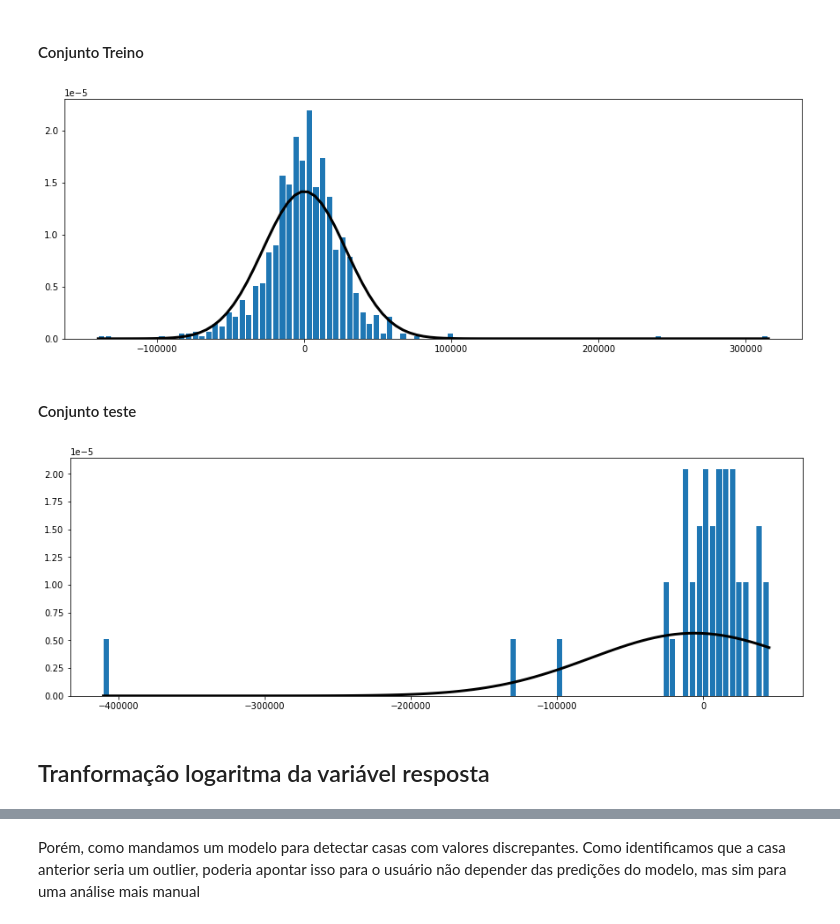
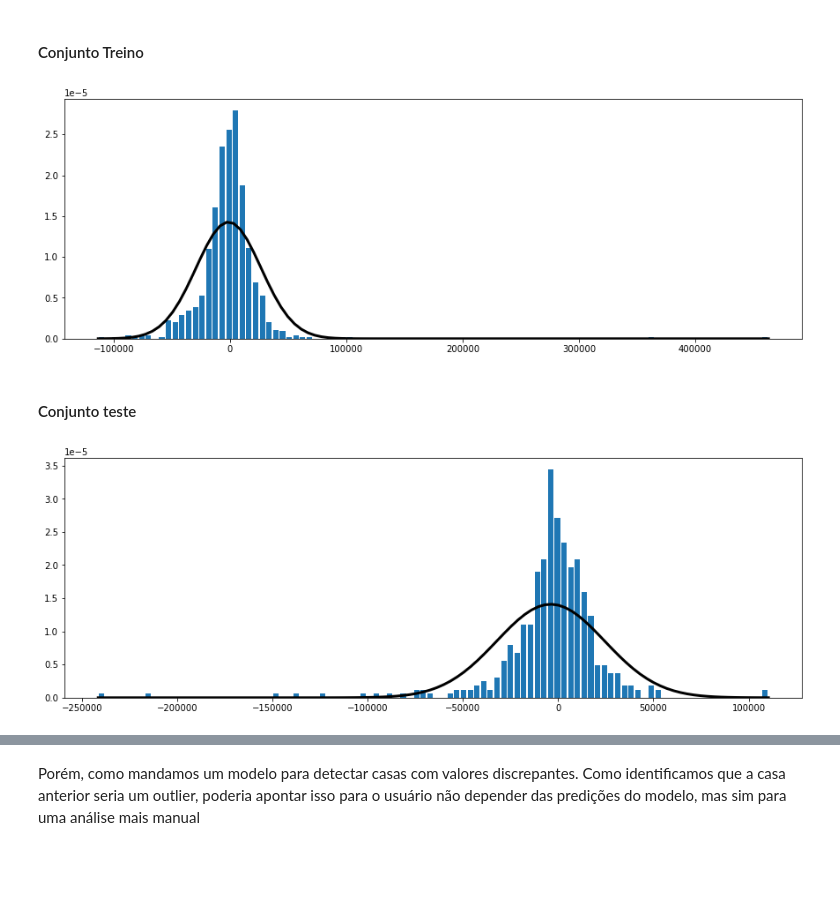
Before and after one commit to FilippeFaria/Regression_modeling, a Jupyter notebook: Pricing.ipynb, the cells around one changed output, grey strips where cells are left out. Drawn from its saved outputs; the diff is of its cells as text; code cells hidden in the pictures; blank space fills up the shorter version.

```diff
--- a/Pricing.ipynb
+++ b/Pricing.ipynb
@@ -649,6 +1534,7 @@ Com as features relevantes
 # %%
 from sklearn.linear_model import LinearRegression
 column = only_important.features.unique()
-lr = LinearRegression(normalize=True, fit_intercept=True, positive=False)
-lr.fit(X_tr_corr[column], y_tr)
+lr = LinearRegression(fit_intercept=True, positive=False)
+tt_lr = TransformedTargetRegressor(regressor=lr,func=np.log, inverse_func=np.exp)
+tt_lr.fit(X_tr_corr[column], y_tr)
 # %% [output]
@@ -790,6 +1672,7 @@ Observamos que as variáveis não fazem sentido, tanto para a área de negócio
 # %%
 from sklearn.linear_model import LinearRegression
 column = only_important.features.unique()
-lr_o = LinearRegression(normalize=True, fit_intercept=True, positive=True)
-lr_o.fit(X_tr_corr[column], y_tr)
+lr_o = LinearRegression(fit_intercept=True, positive=True)
+tt_lr_o = TransformedTargetRegressor(regressor=lr_o,func=np.log, inverse_func=np.exp)
+tt_lr_o.fit(X_tr_corr[column], y_tr)
 # %% [output]
@@ -1034,6 +1907,7 @@ Com a coluna de previsão de outliers
 # %%
 from sklearn.linear_model import LinearRegression
 column = only_important.features.unique()
-lr_anom = LinearRegression(normalize=True, fit_intercept=True, positive=True)
-lr_anom.fit(X_tr_corr[np.append(column,'outlier')], y_tr)
+lr_anom = LinearRegression(fit_intercept=True, positive=True)
+tt_lr_anom = TransformedTargetRegressor(regressor=lr_anom,func=np.log, inverse_func=np.exp)
+tt_lr_anom.fit(X_tr_corr[np.append(column,'outlier')], y_tr)
 # %% [output]
@@ -1055,9 +1917,17 @@ LinearRegression(normalize=True, positive=True)
 from sklearn.metrics import mean_absolute_error
 from sklearn.metrics import mean_squared_error
 
-y_pred_anom = lr_anom.predict(X_ts_corr[np.append(column,'outlier')])
+y_pred_anom = tt_lr_anom.predict(X_ts_corr[np.append(column,'outlier')])
 
 
 print('MAE: ',mean_absolute_error(y_ts, y_pred_anom))
 print('RMSE: ',mean_squared_error(y_ts, y_pred_anom,squared=False))
+
+# Com binary
+# MAE:  26322.19041764691
+# RMSE:  117537.08466270502
+
+# Sem binary
+# MAE:  21139.300965951417
+# RMSE:  33160.805453576446
 # %% [output]
@@ -1076,20 +1946,18 @@ A redução nos erros foi de -19.3% para RMSE
 #### Conjunto Treino
 # %%
 plt.figure(figsize=(15,5))
-y_pred_tr = lr_anom.predict(X_tr_corr[np.append(column,'outlier')])
+y_pred_tr = tt_lr_anom.predict(X_tr_corr[np.append(column,'outlier')])
 res = y_pred_tr-y_tr
 plt.hist(res, bins=100, rwidth=.8, density=True)
 plt.plot(np.linspace(res.min(),res.max(),100), normal(np.linspace(res.min(),res.max(),100),res.mean(), res.std(ddof=1)), 'k-', lw=3);
 # %% [output]
-[figure, old version]
+[figure, new version]
 # %% [markdown]
 #### Conjunto teste
 # %%
 plt.figure(figsize=(15,5))
-res = y_pred-y_ts
+res = y_pred_anom-y_ts
 plt.hist(res, bins=100, rwidth=.8, density=True)
 plt.plot(np.linspace(res.min(),res.max(),100), normal(np.linspace(res.min(),res.max(),100),res.mean(), res.std(ddof=1)), 'k-', lw=3);
 # %% [output]
-[figure, old version]
+[figure, new version]
-# %% [markdown]
-## Tranformação logaritma da variável resposta
```
Also changed, not shown: parts of 111 cells of this notebook.
